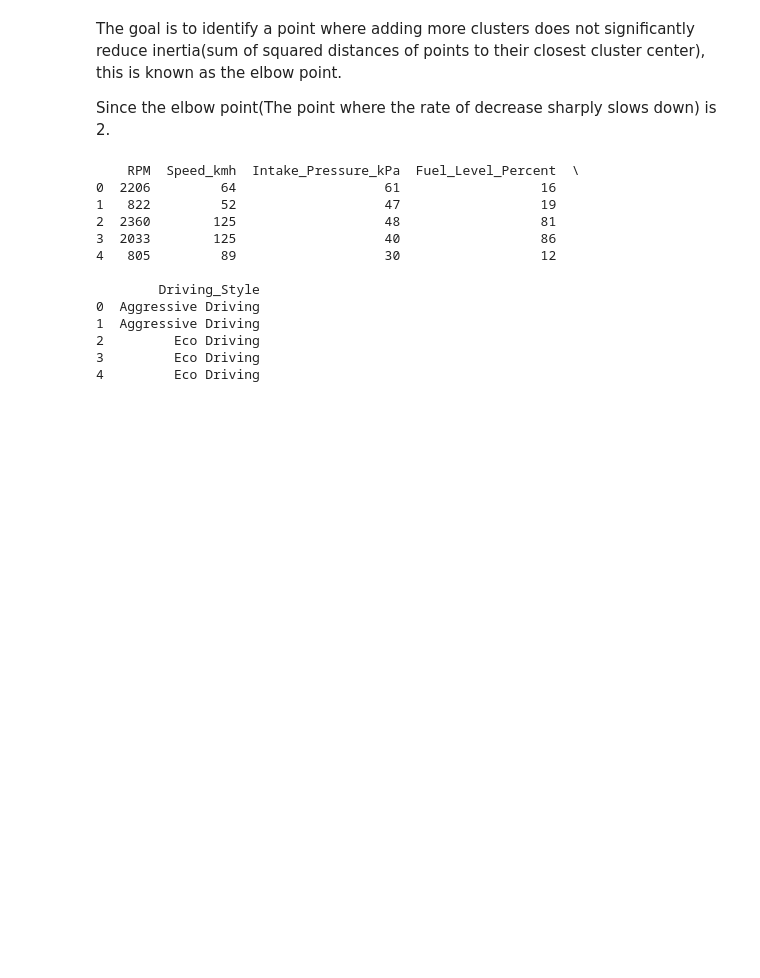
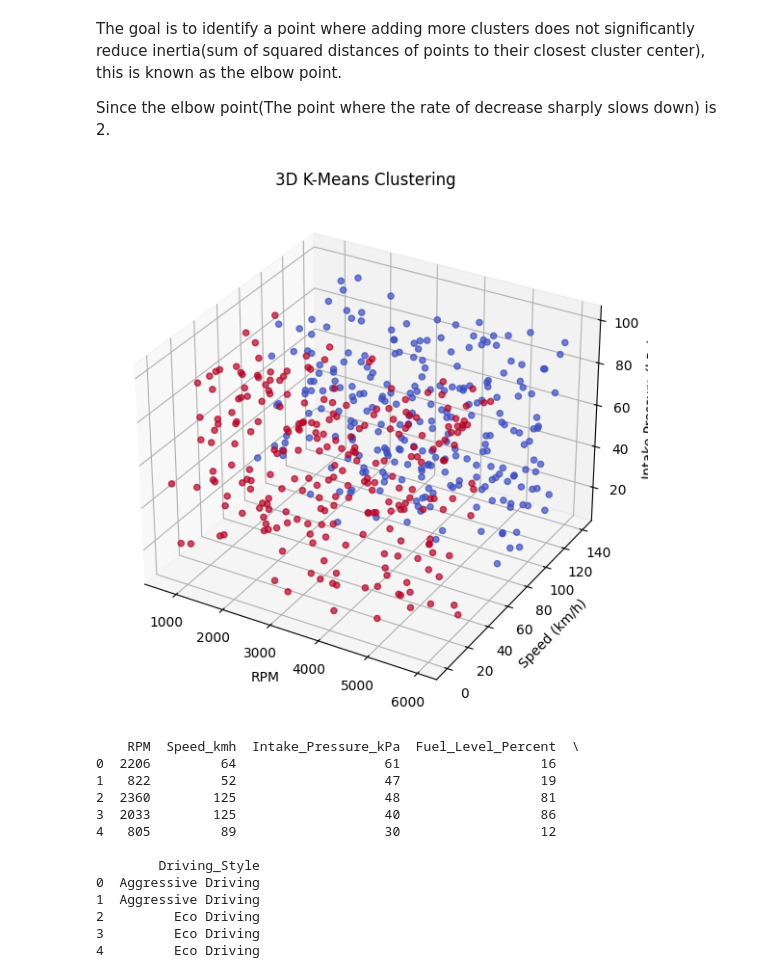
Before and after one commit to IN4300-Embedded-Systems-Project/b20_Group26, a Jupyter notebook: driving_pattern_recognition.ipynb, the cells around one changed output. Cells and saved outputs as stored; diff of their text form; code cells hidden in the pictures; blank space fills up the shorter version.

```diff
--- a/driving_pattern_recognition.ipynb
+++ b/driving_pattern_recognition.ipynb
@@ -53,15 +53,21 @@ Since the elbow point(The point where the rate of decrease sharply slows down) i
 # Applying K-Means with k=2 (Aggressive vs. Eco Driving)
 kmeans = KMeans(n_clusters=2, random_state=42, n_init=10)
 df['Cluster'] = kmeans.fit_predict(X_scaled)
-# %%
-# Assign labels
-def label_cluster(cluster):
-    if cluster == 0:
-        return "Eco Driving"
-    else:
-        return "Aggressive Driving"
-
-df['Driving_Style'] = df['Cluster'].apply(label_cluster)
+# %%
+from mpl_toolkits.mplot3d import Axes3D
+
+fig = plt.figure(figsize=(10,7))
+ax = fig.add_subplot(111, projection='3d')
+ax.scatter(df['RPM'], df['Speed_kmh'], df['Intake_Pressure_kPa'], c=df['Cluster'], cmap='coolwarm', alpha=0.7)
+
+ax.set_xlabel("RPM")
+ax.set_ylabel("Speed (km/h)")
+ax.set_zlabel("Intake Pressure (kPa)")
+ax.set_title("3D K-Means Clustering")
+
+plt.show()
+# %% [output]
+[figure, added]
 # %%
 # Save the clustered data
 df.to_csv("clustered_obd2_data.csv", index=False)
```
Also changed, not shown: parts of 1 cell of this notebook.
